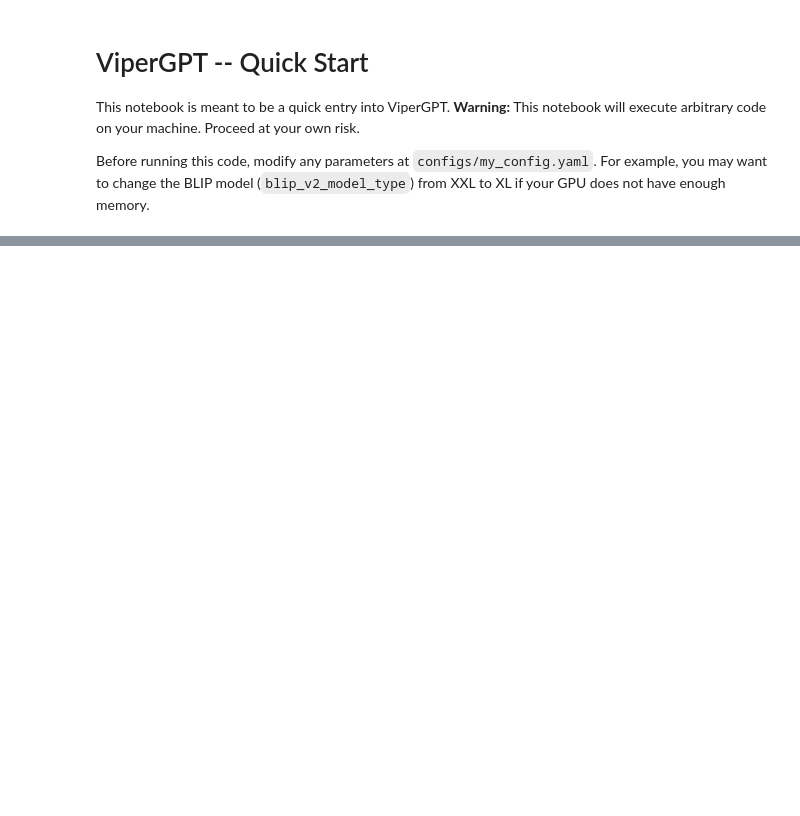
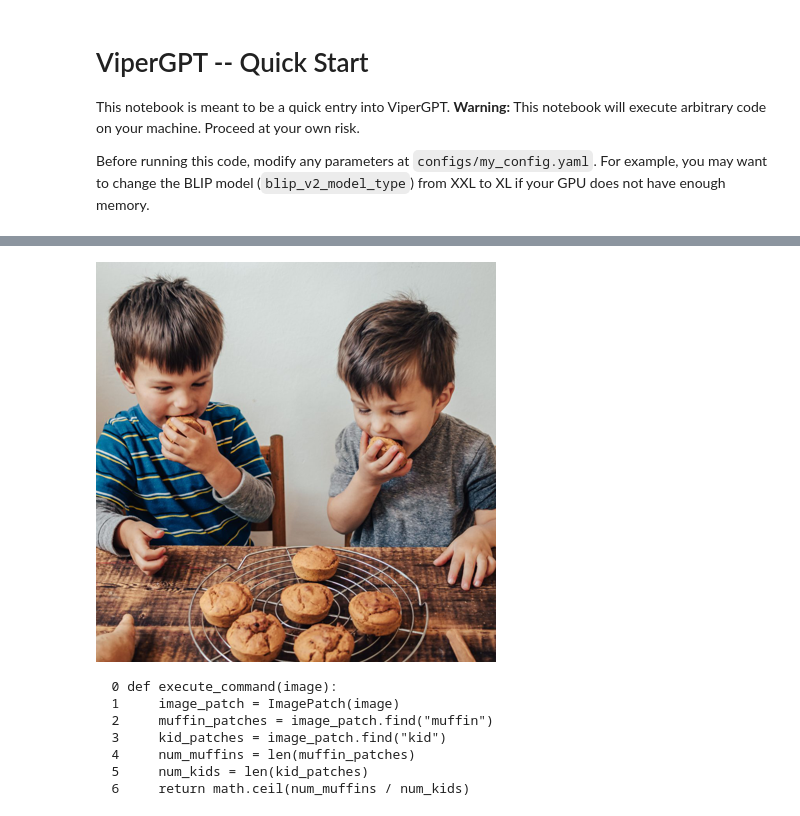
Before and after one commit to cvlab-columbia/viper, a Jupyter notebook: main_simple.ipynb, the cells around one changed output, grey strips where cells are left out. Drawn from its saved outputs; the diff is of its cells as text; code cells hidden in the pictures; blank space fills up the shorter version.

Commit message:
improve visualizations

```diff
--- a/main_simple.ipynb
+++ b/main_simple.ipynb
@@ -16,0 +18,15 @@ execute_code(code, im, show_intermediate_steps=True)
+# %%
+im = load_image('https://wondermamas.com/wp-content/uploads/2020/04/IMG_8950-min-1024x1024.jpg')
+query = 'How many muffins can each kid have for it to be fair?'
+
+show_single_image(im)
+code = get_code(query)
+# %% [output]
+[figure, added]
+  0 def execute_command(image):
+  1     image_patch = ImagePatch(image)
+  2     muffin_patches = image_patch.find("muffin")
+  3     kid_patches = image_patch.find("kid")
+  4     num_muffins = len(muffin_patches)
+  5     num_kids = len(kid_patches)
+  6     return math.ceil(num_muffins / num_kids)
```
Also changed, not shown: parts of 4 cells of this notebook, 1 other file.
